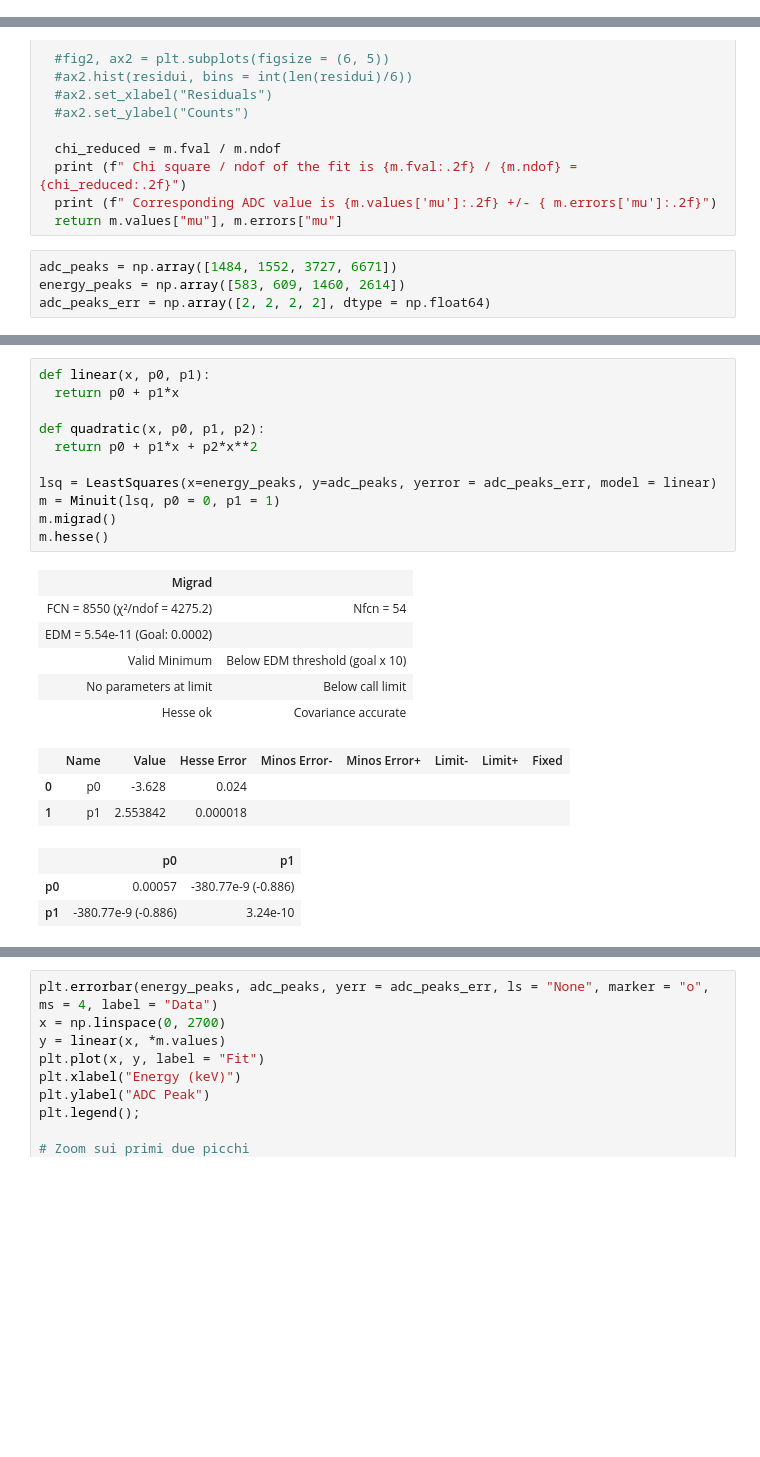
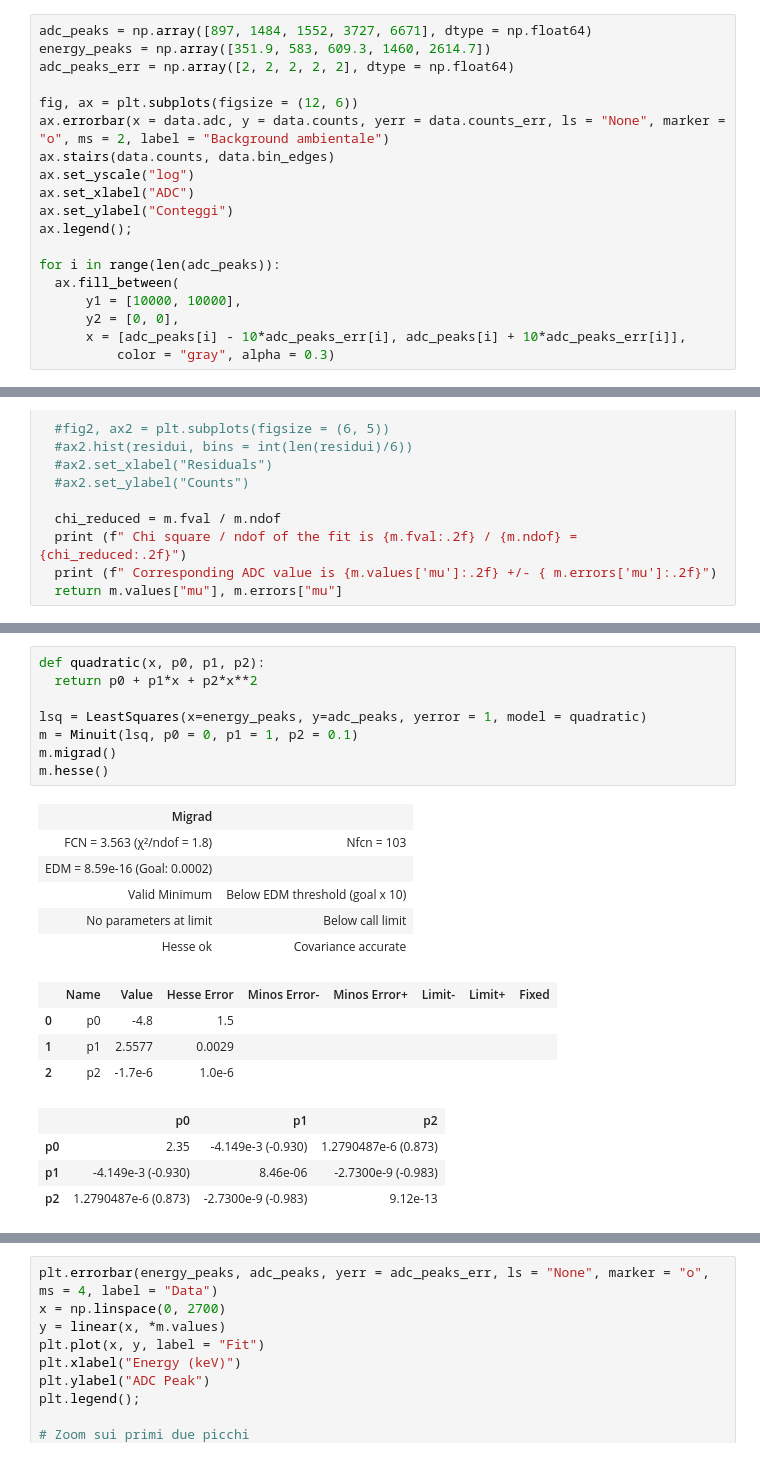
Before and after one commit to cerasole/EnvironmentalRadioactivity, a Jupyter notebook: Notebooks/SpectralFitHPGe.ipynb, the cells around one changed output, grey strips where cells are left out. Cells and saved outputs as stored; diff of their text form; blank space fills up the shorter version.

```diff
--- a/Notebooks/SpectralFitHPGe.ipynb
+++ b/Notebooks/SpectralFitHPGe.ipynb
@@ -106,0 +96,19 @@ Text(0, 0.5, 'ADC Peak')
+# %%
+adc_peaks = np.array([897, 1484, 1552, 3727, 6671], dtype = np.float64)
+energy_peaks = np.array([351.9, 583, 609.3, 1460, 2614.7])
+adc_peaks_err = np.array([2, 2, 2, 2, 2], dtype = np.float64)
+
+fig, ax = plt.subplots(figsize = (12, 6))
+ax.errorbar(x = data.adc, y = data.counts, yerr = data.counts_err, ls = "None", marker = "o", ms = 2, label = "Background ambientale")
+ax.stairs(data.counts, data.bin_edges)
+ax.set_yscale("log")
+ax.set_xlabel("ADC")
+ax.set_ylabel("Conteggi")
+ax.legend();
+
+for i in range(len(adc_peaks)):
+  ax.fill_between(
+      y1 = [10000, 10000],
+      y2 = [0, 0],
+      x = [adc_peaks[i] - 10*adc_peaks_err[i], adc_peaks[i] + 10*adc_peaks_err[i]],
+          color = "gray", alpha = 0.3)
@@ -175,10 +185,6 @@ def fit_peak (data, energy, adc, adc_err):
   print (f" Chi square / ndof of the fit is {m.fval:.2f} / {m.ndof} = {chi_reduced:.2f}")
   print (f" Corresponding ADC value is {m.values['mu']:.2f} +/- { m.errors['mu']:.2f}")
   return m.values["mu"], m.errors["mu"]
-# %%
-adc_peaks = np.array([1484, 1552, 3727, 6671])
-energy_peaks = np.array([583, 609, 1460, 2614])
-adc_peaks_err = np.array([2, 2, 2, 2], dtype = np.float64)
 # %%
 i = 0
 adc_peaks[i], adc_peaks_err[i] = fit_peak(data, energy_peaks[i], adc_peaks[i], adc_peaks_err[i])
@@ -275,24 +325,23 @@ adc_peaks, adc_peaks_err
 # %%
-def linear(x, p0, p1):
-  return p0 + p1*x
-
 def quadratic(x, p0, p1, p2):
   return p0 + p1*x + p2*x**2
 
-lsq = LeastSquares(x=energy_peaks, y=adc_peaks, yerror = adc_peaks_err, model = linear)
-m = Minuit(lsq, p0 = 0, p1 = 1)
+lsq = LeastSquares(x=energy_peaks, y=adc_peaks, yerror = 1, model = quadratic)
+m = Minuit(lsq, p0 = 0, p1 = 1, p2 = 0.1)
 m.migrad()
 m.hesse()
 # %% [output]
 | Migrad |  |
-| FCN = 8550 (χ²/ndof = 4275.2) | Nfcn = 54 |
-| EDM = 5.54e-11 (Goal: 0.0002) |  |
+| FCN = 3.563 (χ²/ndof = 1.8) | Nfcn = 103 |
+| EDM = 8.59e-16 (Goal: 0.0002) |  |
 | Valid Minimum | Below EDM threshold (goal x 10) |
 | No parameters at limit | Below call limit |
 | Hesse ok | Covariance accurate |
 |  | Name | Value | Hesse Error | Minos Error- | Minos Error+ | Limit- | Limit+ | Fixed |
-| 0 | p0 | -3.628 | 0.024 |  |  |  |  |  |
-| 1 | p1 | 2.553842 | 0.000018 |  |  |  |  |  |
+| 0 | p0 | -4.8 | 1.5 |  |  |  |  |  |
+| 1 | p1 | 2.5577 | 0.0029 |  |  |  |  |  |
+| 2 | p2 | -1.7e-6 | 1.0e-6 |  |  |  |  |  |
-|  | p0 | p1 |
-| p0 | 0.00057 | -380.77e-9 (-0.886) |
-| p1 | -380.77e-9 (-0.886) | 3.24e-10 |
+|  | p0 | p1 | p2 |
+| p0 | 2.35 | -4.149e-3 (-0.930) | 1.2790487e-6 (0.873) |
+| p1 | -4.149e-3 (-0.930) | 8.46e-06 | -2.7300e-9 (-0.983) |
+| p2 | 1.2790487e-6 (0.873) | -2.7300e-9 (-0.983) | 9.12e-13 |
```
Also changed, not shown: parts of 12 cells of this notebook.
